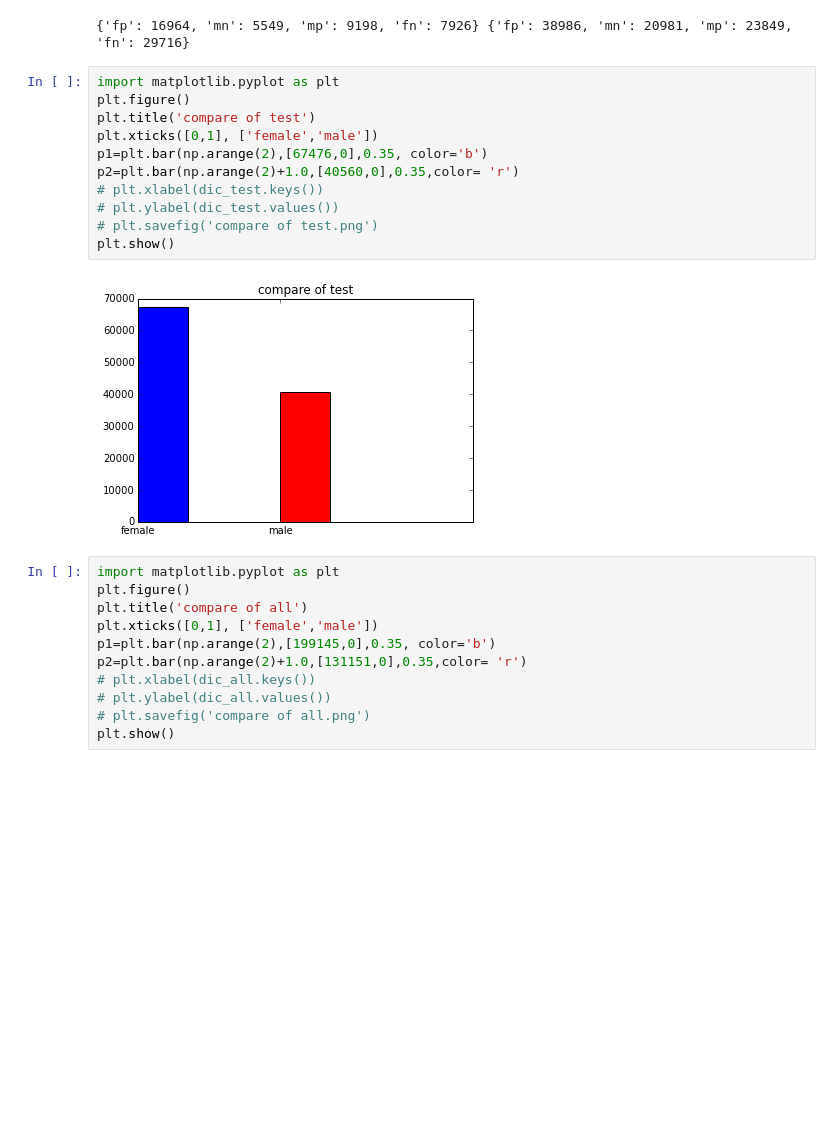
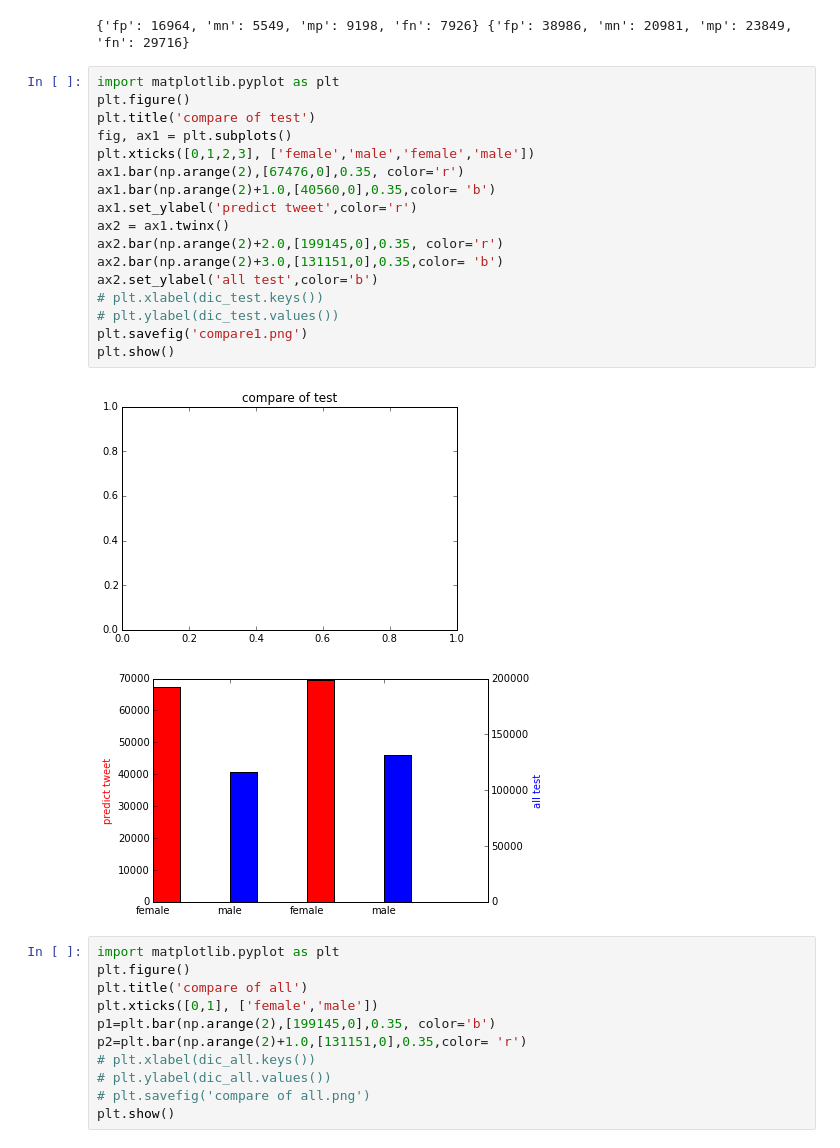
Before and after one commit to ayacha/cs579-project, a Jupyter notebook: cs579project.ipynb, the cells around one changed output. Drawn from its saved outputs; the diff is of its cells as text; blank space fills up the shorter version.

```diff
--- a/cs579project.ipynb
+++ b/cs579project.ipynb
@@ -612,16 +612,23 @@ print dic_test,dic_all
 # %%
 import matplotlib.pyplot as plt
 plt.figure()
 plt.title('compare of test')
-plt.xticks([0,1], ['female','male'])
-p1=plt.bar(np.arange(2),[67476,0],0.35, color='b')
-p2=plt.bar(np.arange(2)+1.0,[40560,0],0.35,color= 'r')
+fig, ax1 = plt.subplots()
+plt.xticks([0,1,2,3], ['female','male','female','male'])
+ax1.bar(np.arange(2),[67476,0],0.35, color='r')
+ax1.bar(np.arange(2)+1.0,[40560,0],0.35,color= 'b')
+ax1.set_ylabel('predict tweet',color='r')
+ax2 = ax1.twinx()
+ax2.bar(np.arange(2)+2.0,[199145,0],0.35, color='r')
+ax2.bar(np.arange(2)+3.0,[131151,0],0.35,color= 'b')
+ax2.set_ylabel('all test',color='b')
 # plt.xlabel(dic_test.keys())
 # plt.ylabel(dic_test.values())
-# plt.savefig('compare of test.png')
+plt.savefig('compare1.png')
 plt.show()
 # %% [output]
-[figure, old version]
+[figure, new version]
+[figure, added]
 # %%
 import matplotlib.pyplot as plt
 plt.figure()
```
Also changed, not shown: parts of 8 cells of this notebook, 6 other files.
